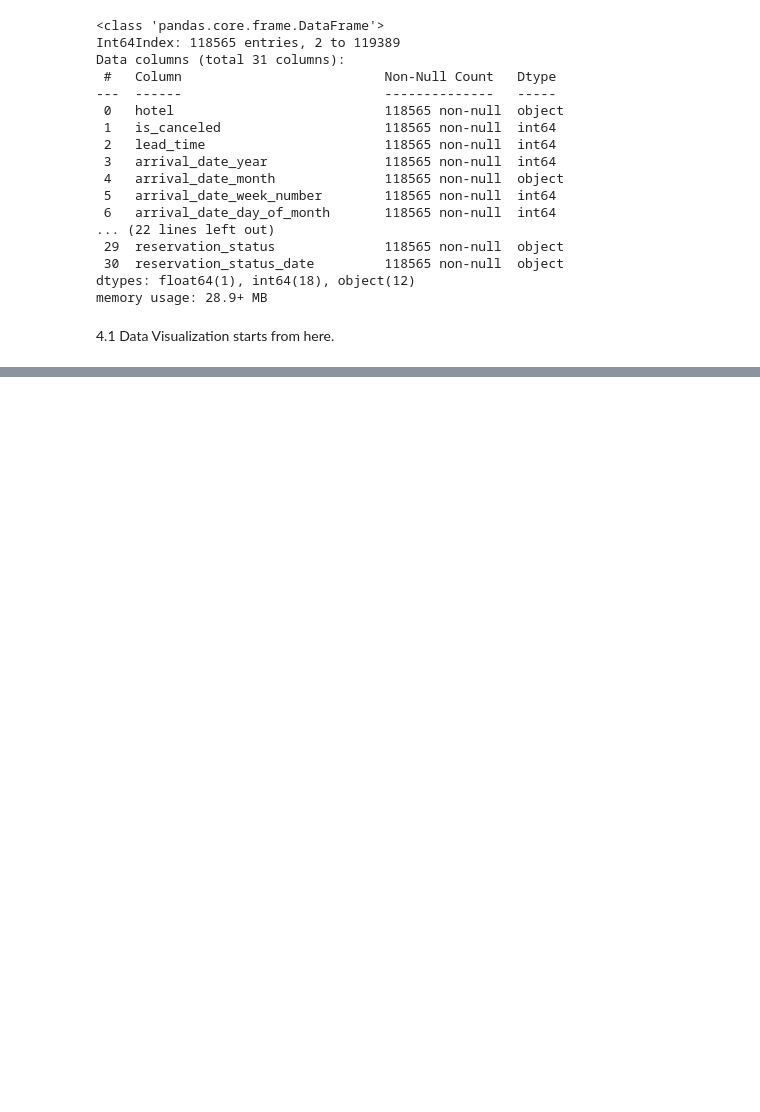
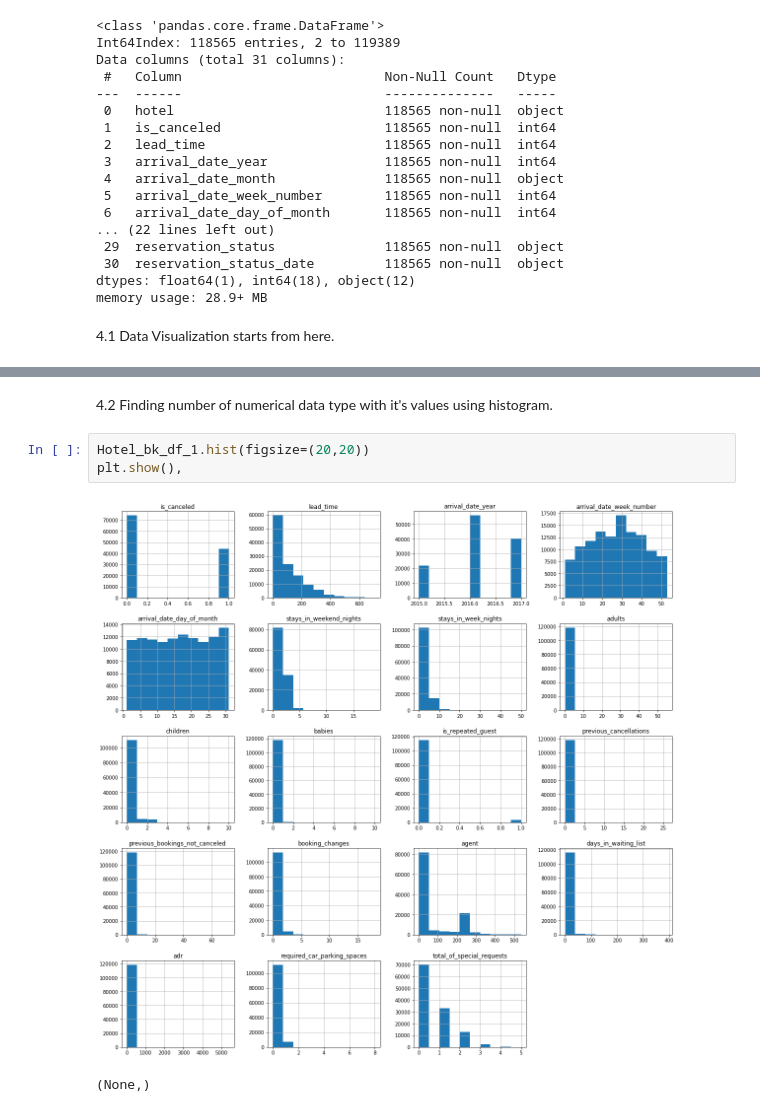
Before and after one commit to Learner890/Hotel-Booking-Analysis, a Jupyter notebook: Copy_of_Hotel_Booking_Analysis_Capstone_Project.ipynb, the cells around one changed output, grey strips where cells are left out. Drawn from its saved outputs; the diff is of its cells as text; blank space fills up the shorter version.

Commit message:
Data Visualization

```diff
--- a/Copy_of_Hotel_Booking_Analysis_Capstone_Project.ipynb
+++ b/Copy_of_Hotel_Booking_Analysis_Capstone_Project.ipynb
@@ -256,0 +267,8 @@ memory usage: 28.9+ MB
+# %% [markdown]
+4.2 Finding number of numerical data type with it's values using histogram.
+# %%
+Hotel_bk_df_1.hist(figsize=(20,20))
+plt.show(),
+# %% [output]
+[figure, added]
+(None,)
```
Also changed, not shown: parts of 7 cells of this notebook.
